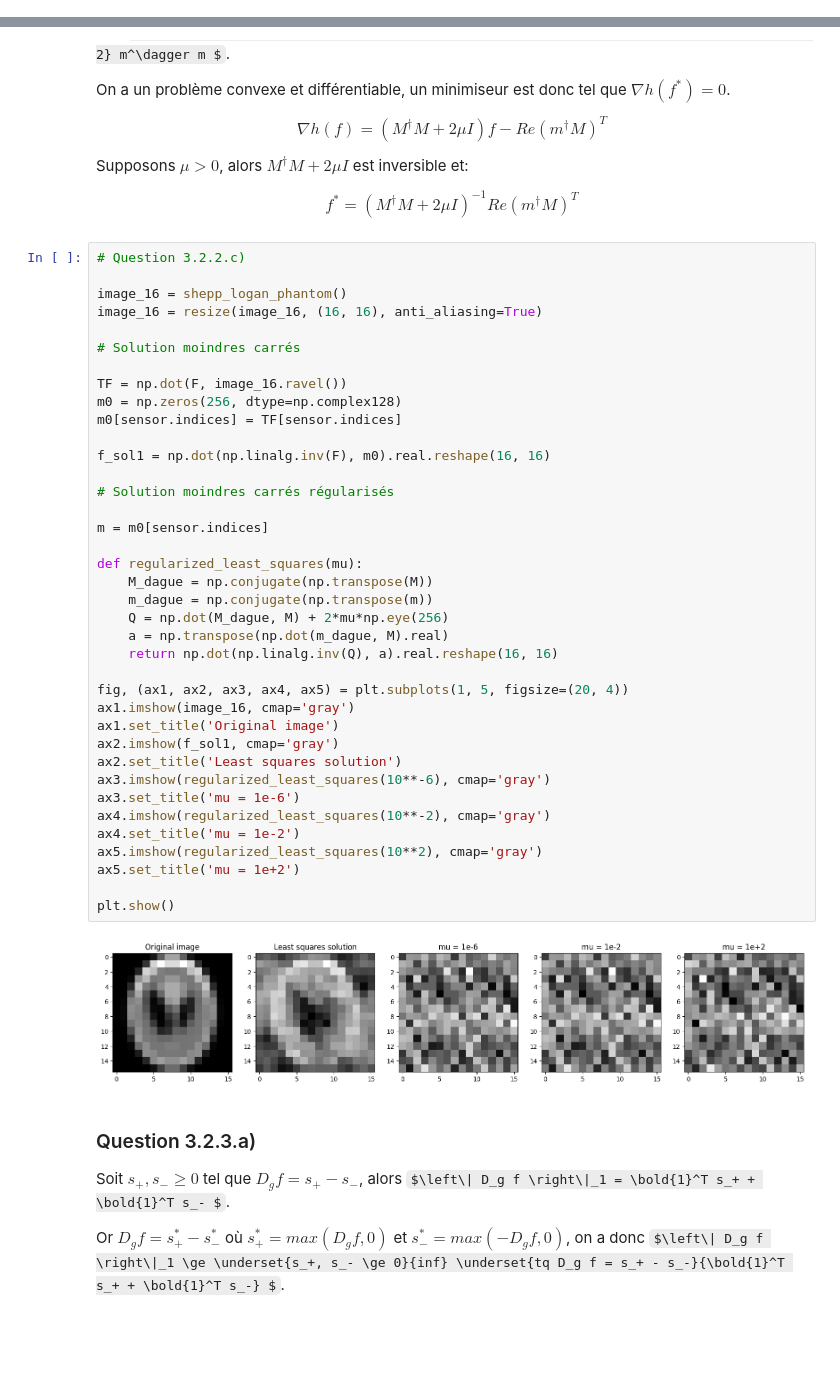
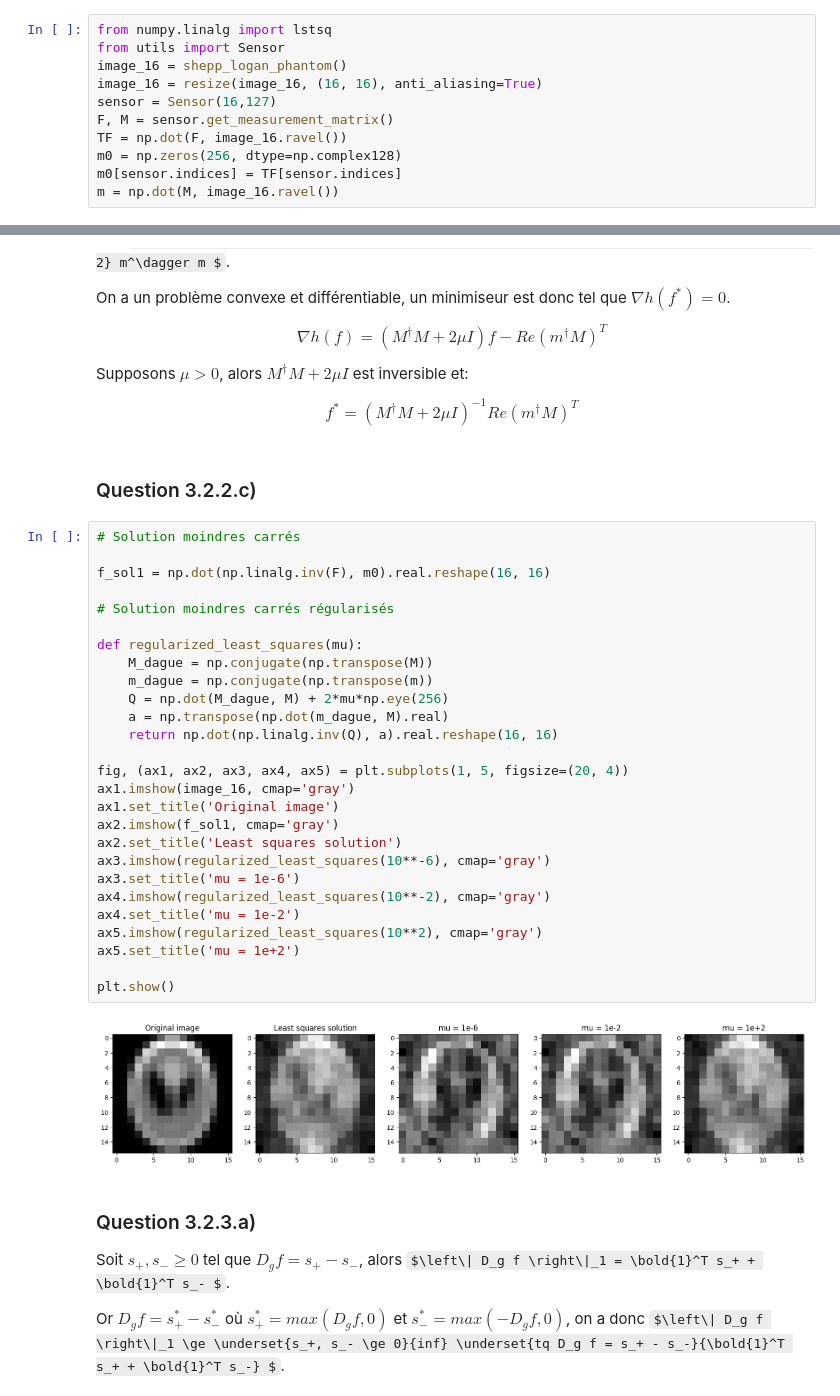
Before and after one commit to VDeumier/Projet_UE11, a Jupyter notebook: projet-opti-ts/X-Ray Tomography.ipynb, the cells around one changed output, grey strips where cells are left out. Cells and saved outputs as stored; diff of their text form; some formulas as TeX source; blank space fills up the shorter version.

```diff
--- a/projet-opti-ts/X-Ray Tomography.ipynb
+++ b/projet-opti-ts/X-Ray Tomography.ipynb
@@ -238,3 +240,14 @@ $$ A x^* = b $$
 En multipliant la première équation par A on obtient: $b + AA^T \lambda ^* = 0$, or A est de rang plein, donc $AA^T$ est inversible, d'où $\lambda ^* = - (AA^T)^{-1}b$ et donc :
 
 $$ f^* = A^T (AA^T)^{-1} b $$
+# %%
+from numpy.linalg import lstsq
+from utils import Sensor
+image_16 = shepp_logan_phantom()
+image_16 = resize(image_16, (16, 16), anti_aliasing=True)
+sensor = Sensor(16,127)
+F, M = sensor.get_measurement_matrix()
+TF = np.dot(F, image_16.ravel())
+m0 = np.zeros(256, dtype=np.complex128)
+m0[sensor.indices] = TF[sensor.indices]
+m = np.dot(M, image_16.ravel())
@@ -323,46 +386,37 @@ $$ \nabla h(f) = (M^\dagger M + 2 \mu I)f - Re(m^\dagger M)^T $$
 Supposons $\mu > 0$, alors $M^\dagger M + 2 \mu I$ est inversible et:
 
 $$ f^* = (M^\dagger M + 2 \mu I)^{-1} Re(m^\dagger M)^T $$
+# %% [markdown]
+### Question 3.2.2.c)
 # %%
-# Question 3.2.2.c)
-
-image_16 = shepp_logan_phantom()
-image_16 = resize(image_16, (16, 16), anti_aliasing=True)
-
 # Solution moindres carrés
-
-TF = np.dot(F, image_16.ravel())
-m0 = np.zeros(256, dtype=np.complex128)
-m0[sensor.indices] = TF[sensor.indices]
 
 f_sol1 = np.dot(np.linalg.inv(F), m0).real.reshape(16, 16)
 
 # Solution moindres carrés régularisés
-
-m = m0[sensor.indices]
 
 def regularized_least_squares(mu):
     M_dague = np.conjugate(np.transpose(M))
     m_dague = np.conjugate(np.transpose(m))
     Q = np.dot(M_dague, M) + 2*mu*np.eye(256)
     a = np.transpose(np.dot(m_dague, M).real)
     return np.dot(np.linalg.inv(Q), a).real.reshape(16, 16)
 
 fig, (ax1, ax2, ax3, ax4, ax5) = plt.subplots(1, 5, figsize=(20, 4))
 ax1.imshow(image_16, cmap='gray')
 ax1.set_title('Original image')
 ax2.imshow(f_sol1, cmap='gray')
 ax2.set_title('Least squares solution')
 ax3.imshow(regularized_least_squares(10**-6), cmap='gray')
 ax3.set_title('mu = 1e-6')
 ax4.imshow(regularized_least_squares(10**-2), cmap='gray')
 ax4.set_title('mu = 1e-2')
 ax5.imshow(regularized_least_squares(10**2), cmap='gray')
 ax5.set_title('mu = 1e+2')
 
 plt.show()
 # %% [output]
-[figure, old version]
+[figure, new version]
 # %% [markdown]
 ### Question 3.2.3.a)
 
```
Also changed, not shown: parts of 17 cells of this notebook.
